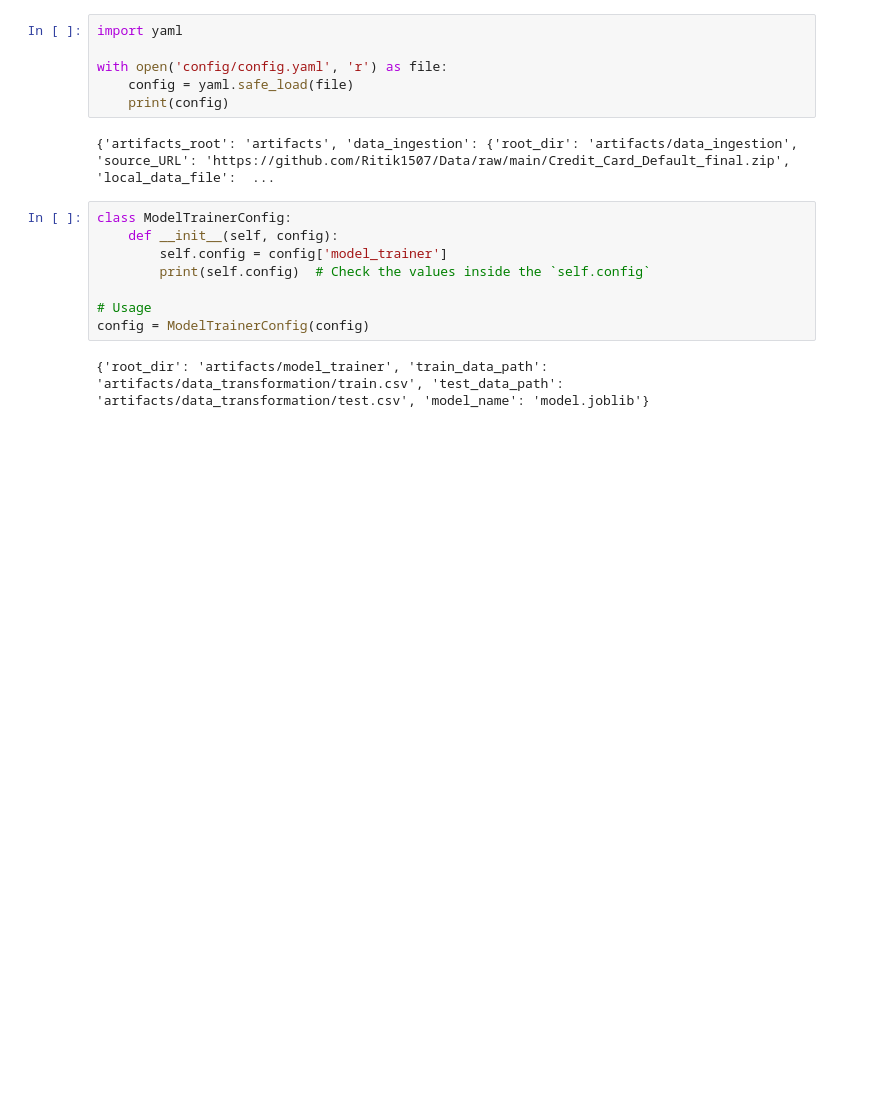
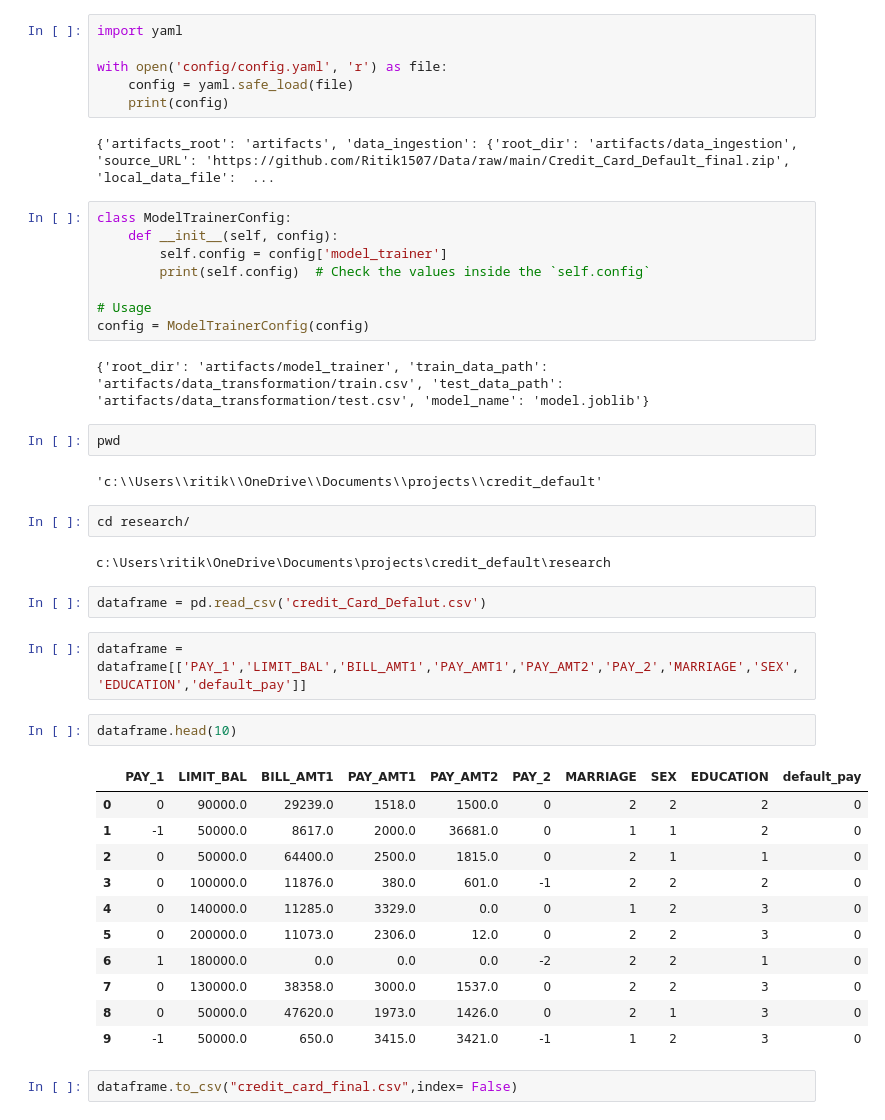
Before and after one commit to Ritik1507/credit_default, a Jupyter notebook: research/trails.ipynb, the cells around one changed output. Cells and saved outputs as stored; diff of their text form; blank space fills up the shorter version.

```diff
--- a/research/trails.ipynb
+++ b/research/trails.ipynb
@@ -854,3 +802,31 @@ class ModelTrainerConfig:
 config = ModelTrainerConfig(config)
 # %% [output]
 {'root_dir': 'artifacts/model_trainer', 'train_data_path': 'artifacts/data_transformation/train.csv', 'test_data_path': 'artifacts/data_transformation/test.csv', 'model_name': 'model.joblib'}
+# %%
+pwd
+# %% [output]
+'c:\\Users\\ritik\\OneDrive\\Documents\\projects\\credit_default'
+# %%
+cd research/
+# %% [output]
+c:\Users\ritik\OneDrive\Documents\projects\credit_default\research
+# %%
+dataframe = pd.read_csv('credit_Card_Defalut.csv')
+# %%
+dataframe = dataframe[['PAY_1','LIMIT_BAL','BILL_AMT1','PAY_AMT1','PAY_AMT2','PAY_2','MARRIAGE','SEX','EDUCATION','default_pay']]
+# %%
+dataframe.head(10)
+# %% [output]
+|  | PAY_1 | LIMIT_BAL | BILL_AMT1 | PAY_AMT1 | PAY_AMT2 | PAY_2 | MARRIAGE | SEX | EDUCATION | default_pay |
+| 0 | 0 | 90000.0 | 29239.0 | 1518.0 | 1500.0 | 0 | 2 | 2 | 2 | 0 |
+| 1 | -1 | 50000.0 | 8617.0 | 2000.0 | 36681.0 | 0 | 1 | 1 | 2 | 0 |
+| 2 | 0 | 50000.0 | 64400.0 | 2500.0 | 1815.0 | 0 | 2 | 1 | 1 | 0 |
+| 3 | 0 | 100000.0 | 11876.0 | 380.0 | 601.0 | -1 | 2 | 2 | 2 | 0 |
+| 4 | 0 | 140000.0 | 11285.0 | 3329.0 | 0.0 | 0 | 1 | 2 | 3 | 0 |
+| 5 | 0 | 200000.0 | 11073.0 | 2306.0 | 12.0 | 0 | 2 | 2 | 3 | 0 |
+| 6 | 1 | 180000.0 | 0.0 | 0.0 | 0.0 | -2 | 2 | 2 | 1 | 0 |
+| 7 | 0 | 130000.0 | 38358.0 | 3000.0 | 1537.0 | 0 | 2 | 2 | 3 | 0 |
+| 8 | 0 | 50000.0 | 47620.0 | 1973.0 | 1426.0 | 0 | 2 | 1 | 3 | 0 |
+| 9 | -1 | 50000.0 | 650.0 | 3415.0 | 3421.0 | -1 | 1 | 2 | 3 | 0 |
+# %%
+dataframe.to_csv("credit_card_final.csv",index= False)
```
Also changed, not shown: parts of 7 cells of this notebook, 29 other files.
